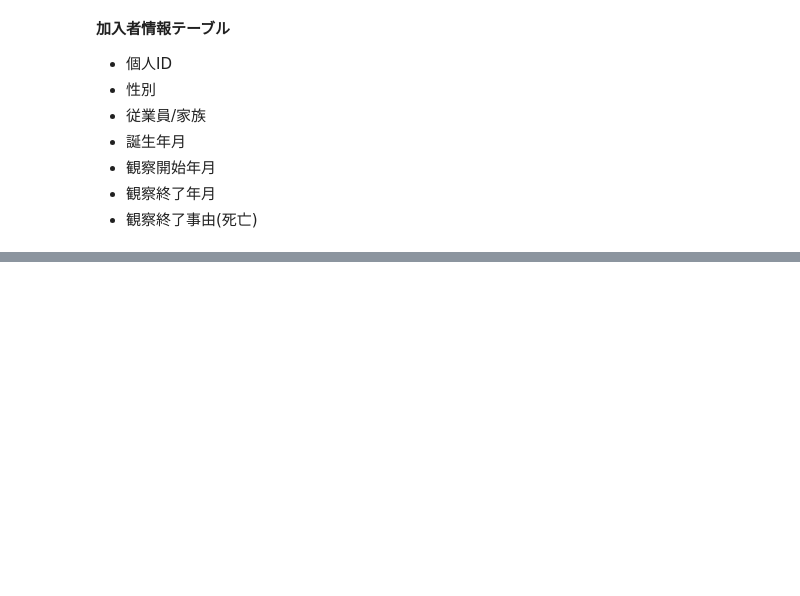
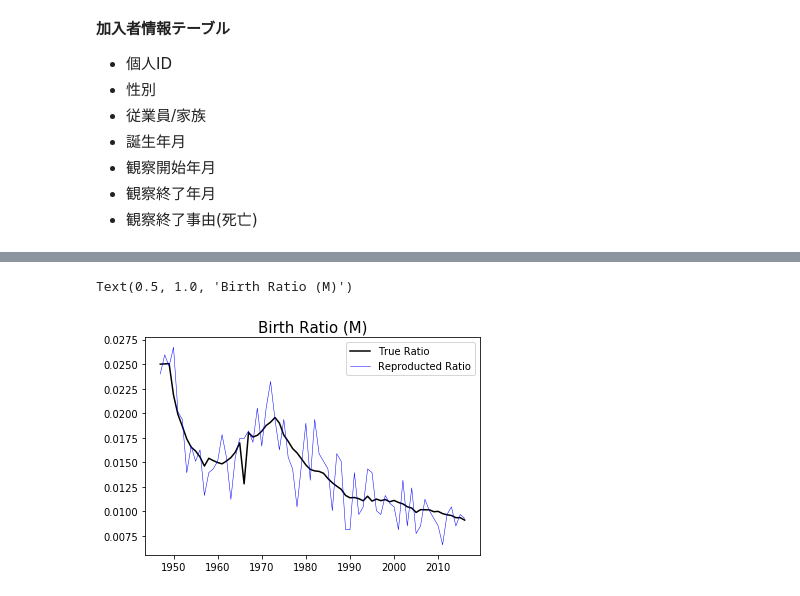
Before and after one commit to nkimoto/medical-statistics, a Jupyter notebook: section1/Section1-2.ipynb, the cells around one changed output, grey strips where cells are left out. Saved outputs shown, nothing was run; the diff lists cells and outputs as text; code cells hidden in the pictures; blank space fills up the shorter version.

```diff
--- a/section1/Section1-2.ipynb
+++ b/section1/Section1-2.ipynb
@@ -25,21 +25,8 @@ plt.rcParams['font.family'] = 'Times New Roman'
 plt.rcParams['mathtext.fontset'] = 'stix'
 # %%
 def ym_to_t(ym):
-    """
-    ymの月の月央をスカラーに変換する。
-
-    Args:
-        ym (DateTime): DateTime型の日付
-
-    Returns:
-        float: スカラー型の日付
-
-    Example:
-        >>> ym_to_t("2010/06")
-        2010.4583333333333
-    """
     y = int(ym[:4])
-    m = int(ym[5:])
+    m = (int(ym[5:]) - 0.5) / 12
     return y + m
 # %%
 def t_to_ym(t):
@@ -127,0 +142,21 @@ del df_info['index']
+# %%
+# 真の比率 vs. 擬似生成された誕生年の比率(男性のみ)を図で表現
+# 真の誕生年比率
+df_birth_M = df_birth.loc[df_birth.sex == 'M', ['year', 'ratio']]
+df_birth_M['ratio'] = df_birth_M.ratio / df_birth_M.ratio.sum()
+# 擬似生成された加入者の誕生年比率
+df_info_M = df_info.loc[df_info.sex == 'M', ['birth_ym', 'family']]
+df_info_M['birth_ym'] = df_info_M.birth_ym.apply(ym_to_t) // 1
+df_info_M = df_info_M.groupby(['birth_ym']).count()
+df_info_M = df_info_M / df_info_M.sum()
+df_info_M
+fig = plt.figure()
+ax = fig.add_subplot(111)
+ax.plot(df_birth_M.year, df_birth_M.ratio, c='k', label='True Ratio')
+ax.plot(df_info_M.index, df_info_M.family, c='b',
+label='Reproducted Ratio', lw=0.5)
+ax.legend(loc='best')
+ax.set_title('Birth Ratio (M)', fontsize=15)
+# %% [output]
+Text(0.5, 1.0, 'Birth Ratio (M)')
+[figure, added]
```
Also changed, not shown: parts of 42 cells of this notebook, 4 other files.
